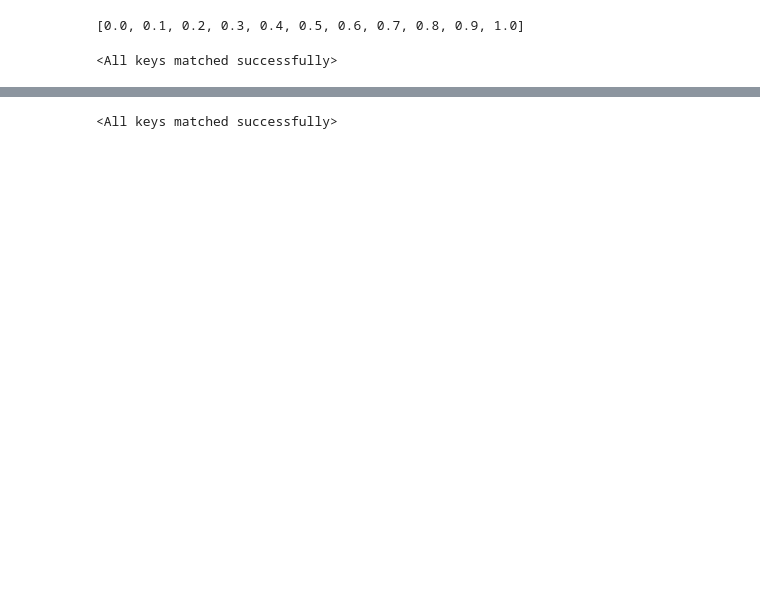
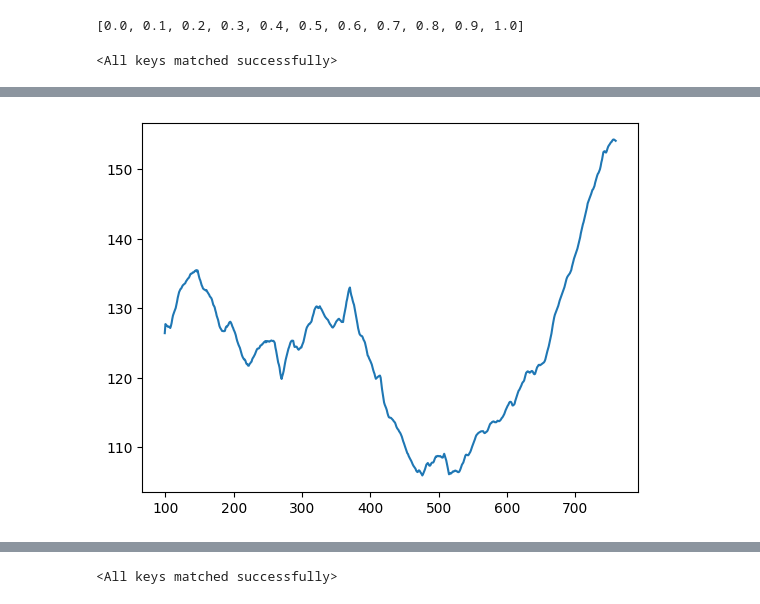
Before and after one commit to akshaankhan2004/StockTradingRL-FinSearch2024, a Jupyter notebook: Final_Submission/trading-GYM/ppo-gym.ipynb, the cells around one changed output, grey strips where cells are left out. Cells and saved outputs as stored; diff of their text form; code cells hidden in the pictures; blank space fills up the shorter version.

```diff
--- a/Final_Submission/trading-GYM/ppo-gym.ipynb
+++ b/Final_Submission/trading-GYM/ppo-gym.ipynb
@@ -283,2 +282,6 @@ plt.plot(test_return_pc_history)
+# %%
+plot(test_return_pc_history)  #test
+# %% [output]
+[figure, added]
 # %%
 max(test_return_pc_history)
```
Also changed, not shown: parts of 12 cells of this notebook, 1 other file.
